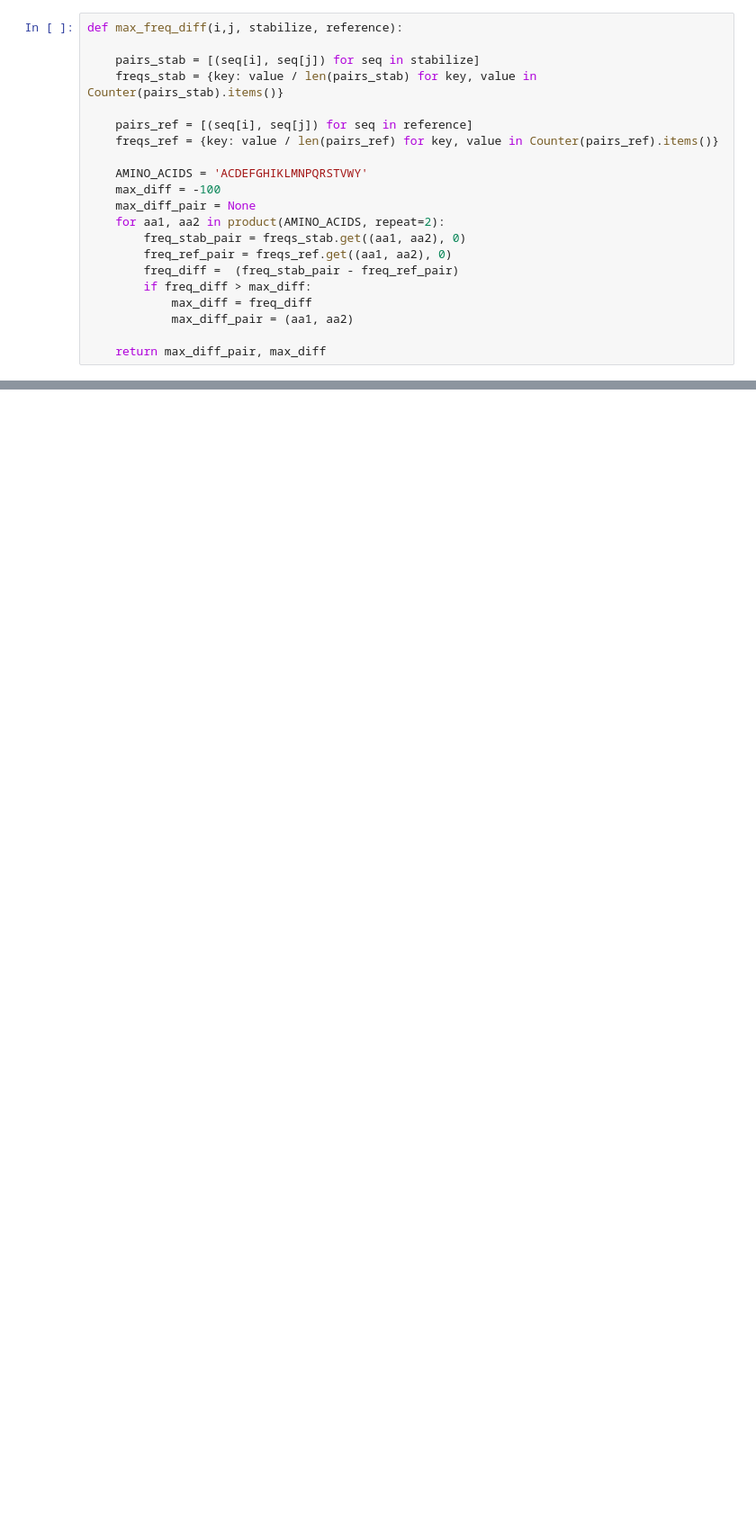
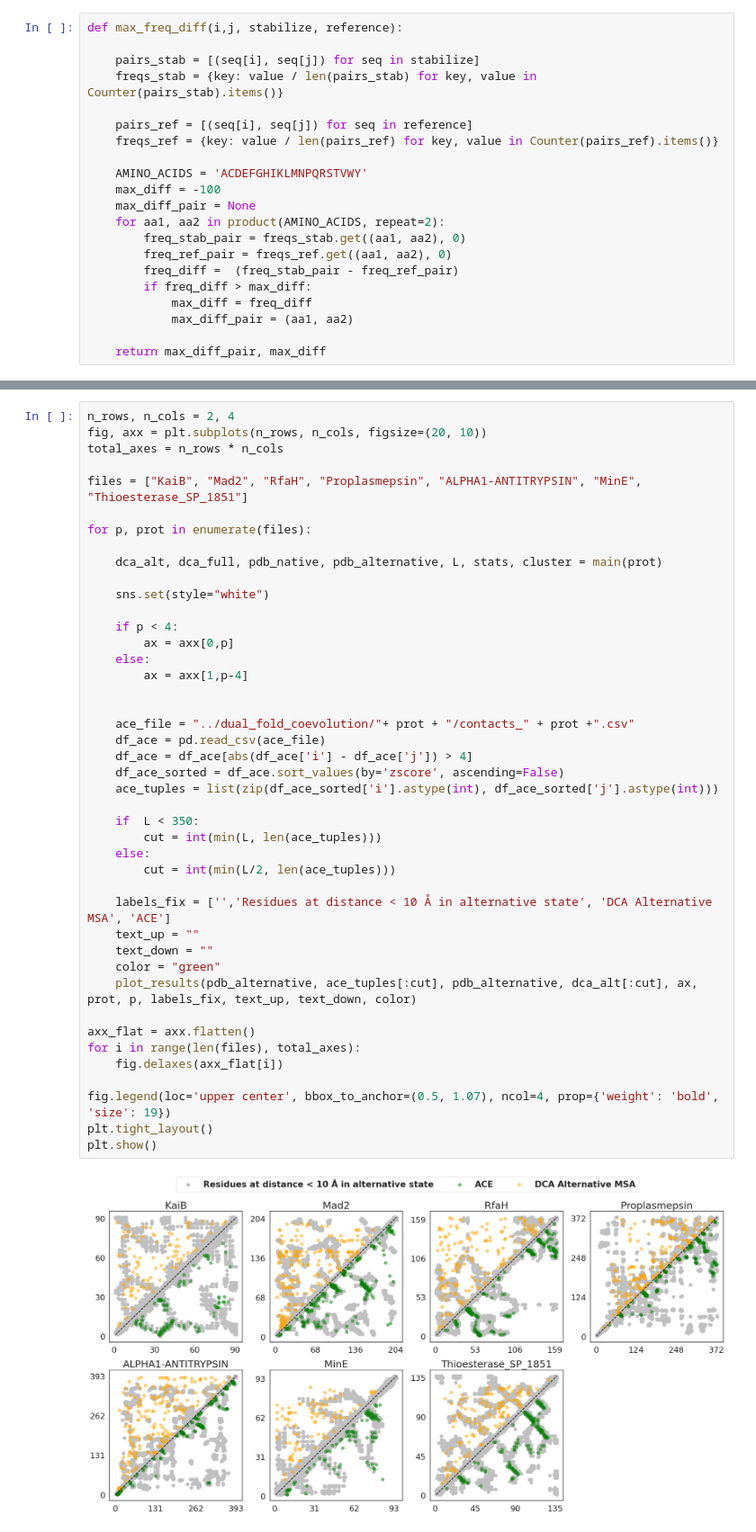
Before and after one commit to RitAreaSciencePark/MSARC, a Jupyter notebook: dca_analysis/mutations.ipynb, the cells around one changed output, grey strips where cells are left out. Shown at 90% size. Drawn from its saved outputs; the diff is of its cells as text; blank space fills up the shorter version.

```diff
--- a/dca_analysis/mutations.ipynb
+++ b/dca_analysis/mutations.ipynb
@@ -290,0 +402,45 @@ clean_df
+# %%
+n_rows, n_cols = 2, 4
+fig, axx = plt.subplots(n_rows, n_cols, figsize=(20, 10))
+total_axes = n_rows * n_cols
+
+files = ["KaiB", "Mad2", "RfaH", "Proplasmepsin", "ALPHA1-ANTITRYPSIN", "MinE", "Thioesterase_SP_1851"]
+
+for p, prot in enumerate(files):
+
+    dca_alt, dca_full, pdb_native, pdb_alternative, L, stats, cluster = main(prot)
+
+    sns.set(style="white")
+
+    if p < 4:
+        ax = axx[0,p]
+    else:
+        ax = axx[1,p-4]
+
+
+    ace_file = "../dual_fold_coevolution/"+ prot + "/contacts_" + prot +".csv"
+    df_ace = pd.read_csv(ace_file)
+    df_ace = df_ace[abs(df_ace['i'] - df_ace['j']) > 4]
+    df_ace_sorted = df_ace.sort_values(by='zscore', ascending=False)
+    ace_tuples = list(zip(df_ace_sorted['i'].astype(int), df_ace_sorted['j'].astype(int)))
+
+    if  L < 350:
+        cut = int(min(L, len(ace_tuples)))
+    else:
+        cut = int(min(L/2, len(ace_tuples)))
+
+    labels_fix = ['','Residues at distance < 10 Å in alternative state', 'DCA Alternative MSA', 'ACE']
+    text_up = ""
+    text_down = ""
+    color = "green"
+    plot_results(pdb_alternative, ace_tuples[:cut], pdb_alternative, dca_alt[:cut], ax, prot, p, labels_fix, text_up, text_down, color)
+
+axx_flat = axx.flatten()
+for i in range(len(files), total_axes):
+    fig.delaxes(axx_flat[i])
+
+fig.legend(loc='upper center', bbox_to_anchor=(0.5, 1.07), ncol=4, prop={'weight': 'bold', 'size': 19})
+plt.tight_layout()
+plt.show()
+# %% [output]
+[figure, added]
```
Also changed, not shown: parts of 21 cells of this notebook.
